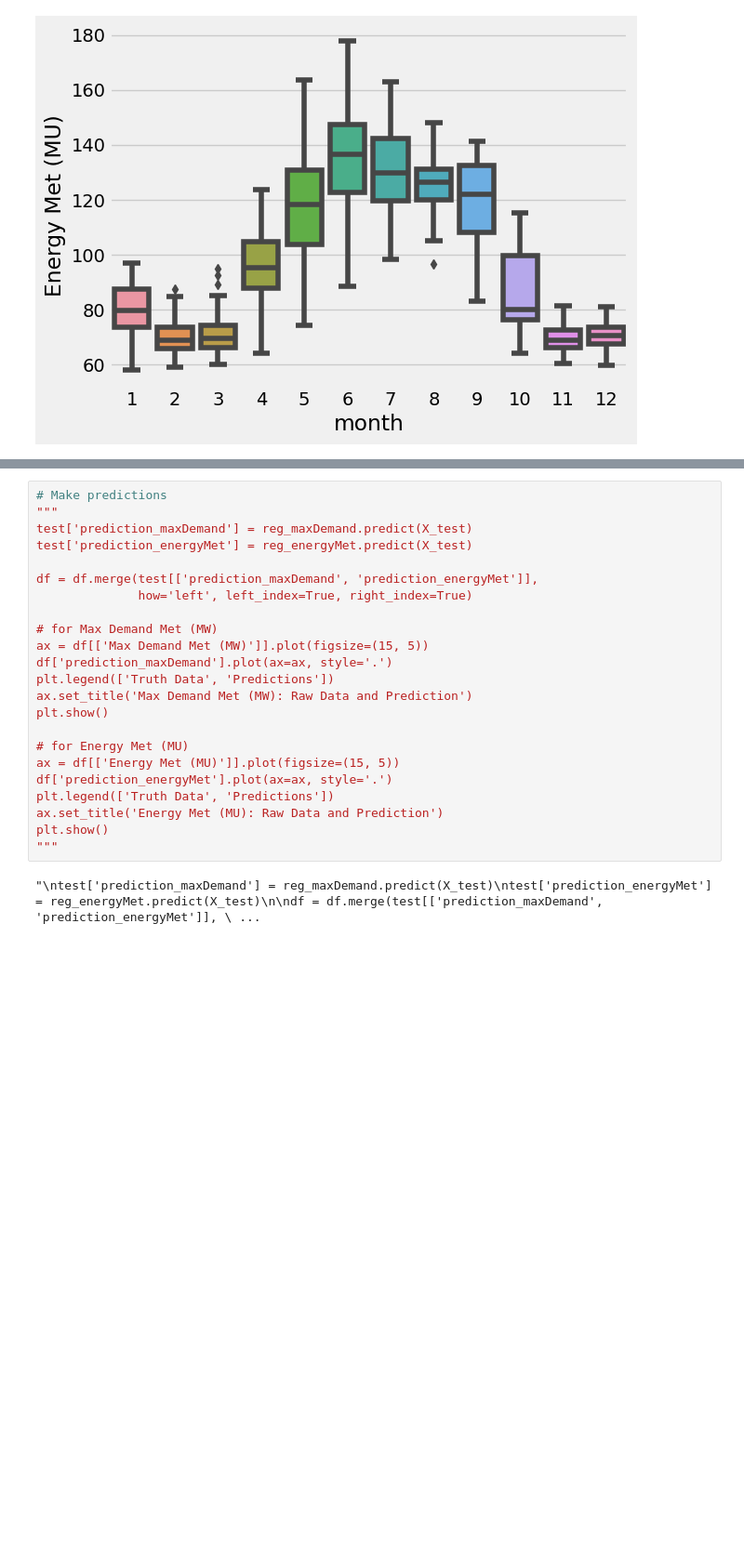
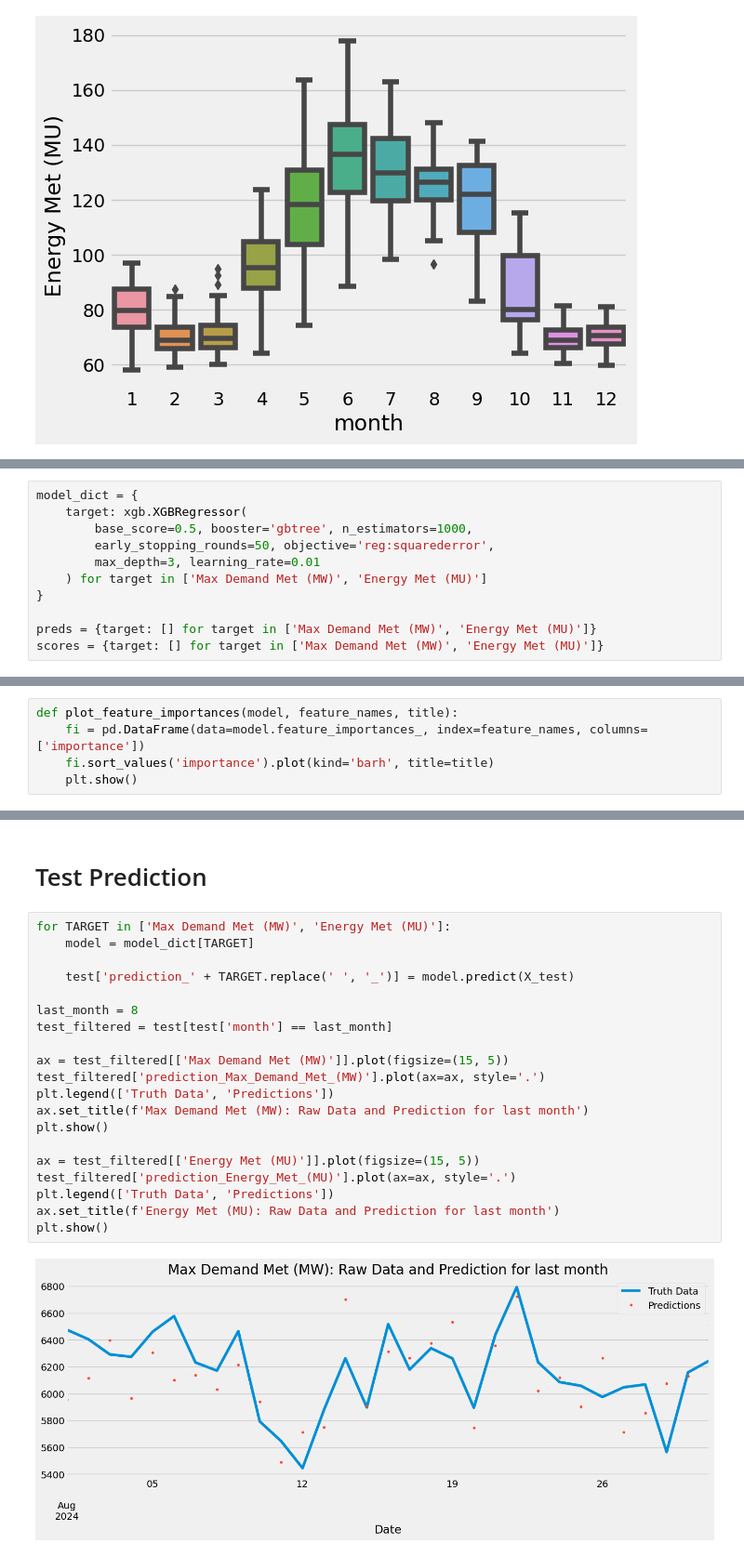
Before and after one commit to PiyushAgrawal626/SIH, a Jupyter notebook: sih-ps-1624.ipynb, the cells around one changed output, grey strips where cells are left out. Shown at 93% size. Cells and saved outputs as stored; diff of their text form; blank space fills up the shorter version.

```diff
--- a/sih-ps-1624.ipynb
+++ b/sih-ps-1624.ipynb
@@ -129 +128,12 @@ sns.boxplot(data=df,x='month',y = 'Energy Met (MU)')
+# %%
+model_dict = {
+    target: xgb.XGBRegressor(
+        base_score=0.5, booster='gbtree', n_estimators=1000,
+        early_stopping_rounds=50, objective='reg:squarederror',
+        max_depth=3, learning_rate=0.01
+    ) for target in ['Max Demand Met (MW)', 'Energy Met (MU)']
+}
+
+preds = {target: [] for target in ['Max Demand Met (MW)', 'Energy Met (MU)']}
+scores = {target: [] for target in ['Max Demand Met (MW)', 'Energy Met (MU)']}
 # %%
@@ -204,0 +195,5 @@ Mean Score for Energy Met (MU): 4.75910912397435
+# %%
+def plot_feature_importances(model, feature_names, title):
+    fi = pd.DataFrame(data=model.feature_importances_, index=feature_names, columns=['importance'])
+    fi.sort_values('importance').plot(kind='barh', title=title)
+    plt.show()
@@ -205,25 +207,24 @@ Mean Score for Energy Met (MU): 4.75910912397435
+# %% [markdown]
+# Test Prediction
 # %%
-# Make predictions
-"""
-test['prediction_maxDemand'] = reg_maxDemand.predict(X_test)
-test['prediction_energyMet'] = reg_energyMet.predict(X_test)
+for TARGET in ['Max Demand Met (MW)', 'Energy Met (MU)']:
+    model = model_dict[TARGET]
 
-df = df.merge(test[['prediction_maxDemand', 'prediction_energyMet']],
-              how='left', left_index=True, right_index=True)
+    test['prediction_' + TARGET.replace(' ', '_')] = model.predict(X_test)
 
-# for Max Demand Met (MW)
-ax = df[['Max Demand Met (MW)']].plot(figsize=(15, 5))
-df['prediction_maxDemand'].plot(ax=ax, style='.')
+last_month = 8
+test_filtered = test[test['month'] == last_month]
+
+ax = test_filtered[['Max Demand Met (MW)']].plot(figsize=(15, 5))
+test_filtered['prediction_Max_Demand_Met_(MW)'].plot(ax=ax, style='.')
 plt.legend(['Truth Data', 'Predictions'])
-ax.set_title('Max Demand Met (MW): Raw Data and Prediction')
+ax.set_title(f'Max Demand Met (MW): Raw Data and Prediction for last month')
 plt.show()
 
-# for Energy Met (MU)
-ax = df[['Energy Met (MU)']].plot(figsize=(15, 5))
-df['prediction_energyMet'].plot(ax=ax, style='.')
+ax = test_filtered[['Energy Met (MU)']].plot(figsize=(15, 5))
+test_filtered['prediction_Energy_Met_(MU)'].plot(ax=ax, style='.')
 plt.legend(['Truth Data', 'Predictions'])
-ax.set_title('Energy Met (MU): Raw Data and Prediction')
+ax.set_title(f'Energy Met (MU): Raw Data and Prediction for last month')
 plt.show()
-"""
 # %% [output]
-"\ntest['prediction_maxDemand'] = reg_maxDemand.predict(X_test)\ntest['prediction_energyMet'] = reg_energyMet.predict(X_test)\n\ndf = df.merge(test[['prediction_maxDemand', 'prediction_energyMet']], \ ...
+[figure, added]
```
Also changed, not shown: parts of 19 cells of this notebook.
